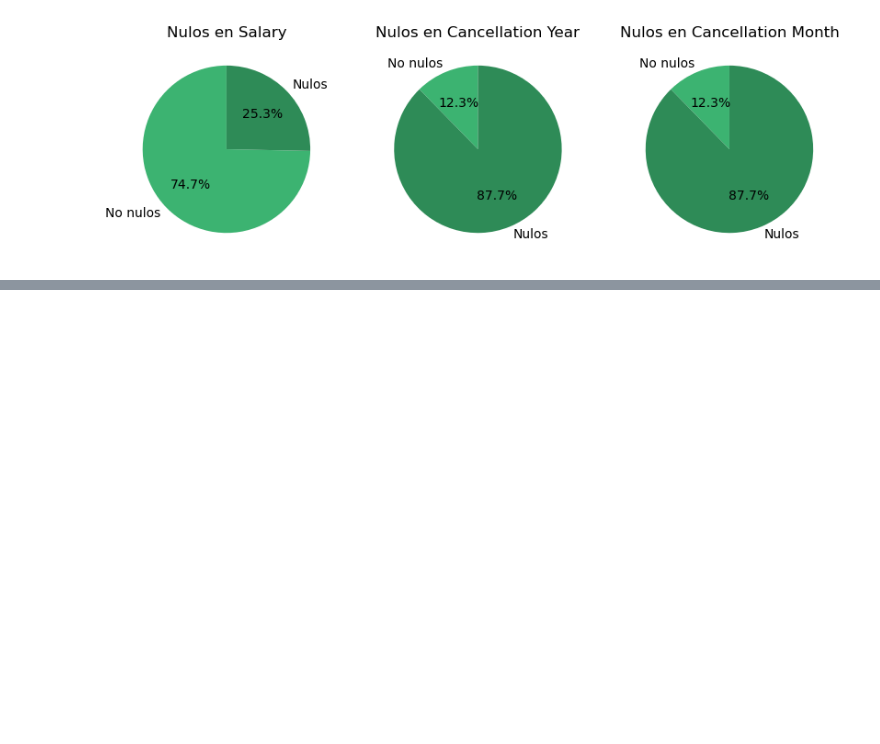
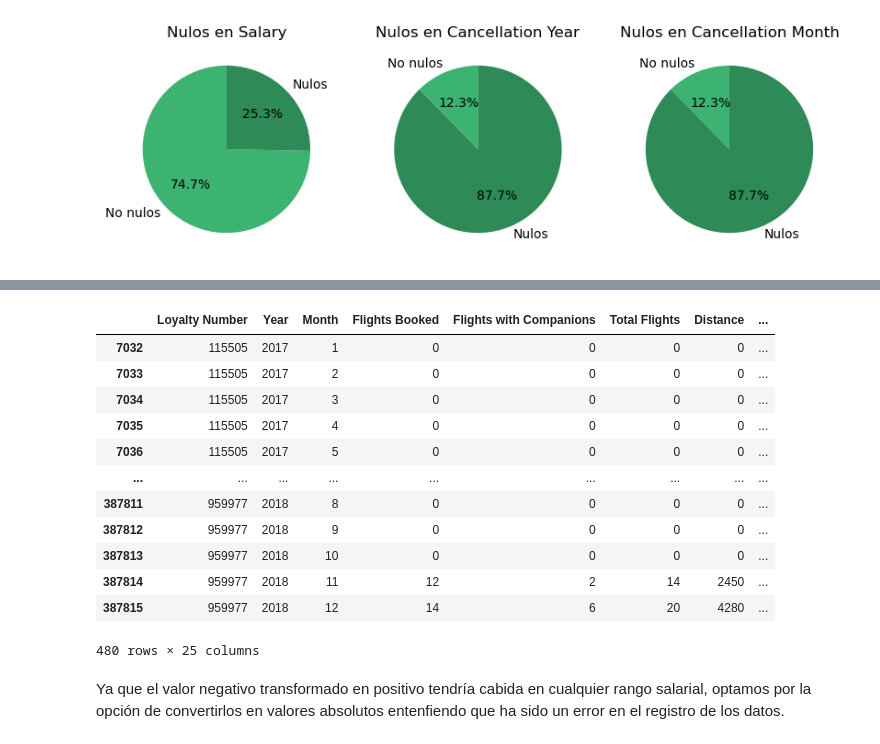
Before and after one commit to Adalab/bda-modulo-3-evaluacion-final-NIEVESPA, a Jupyter notebook: bda-modulo-3-evaluacion-final-NIEVESPA.ipynb, the cells around one changed output, grey strips where cells are left out. Cells and saved outputs as stored; diff of their text form; code cells hidden in the pictures; blank space fills up the shorter version.

```diff
--- a/bda-modulo-3-evaluacion-final-NIEVESPA.ipynb
+++ b/bda-modulo-3-evaluacion-final-NIEVESPA.ipynb
@@ -430,0 +478,18 @@ sp_t.visualizacion_nulos(df_total, cols)
+# %%
+df_total[df_total['Salary']<0]
+# %% [output]
+|  | Loyalty Number | Year | Month | Flights Booked | Flights with Companions | Total Flights | Distance | ... |
+| 7032 | 115505 | 2017 | 1 | 0 | 0 | 0 | 0 | ... |
+| 7033 | 115505 | 2017 | 2 | 0 | 0 | 0 | 0 | ... |
+| 7034 | 115505 | 2017 | 3 | 0 | 0 | 0 | 0 | ... |
+| 7035 | 115505 | 2017 | 4 | 0 | 0 | 0 | 0 | ... |
+| 7036 | 115505 | 2017 | 5 | 0 | 0 | 0 | 0 | ... |
+| ... | ... | ... | ... | ... | ... | ... | ... | ... |
+| 387811 | 959977 | 2018 | 8 | 0 | 0 | 0 | 0 | ... |
+| 387812 | 959977 | 2018 | 9 | 0 | 0 | 0 | 0 | ... |
+| 387813 | 959977 | 2018 | 10 | 0 | 0 | 0 | 0 | ... |
+| 387814 | 959977 | 2018 | 11 | 12 | 2 | 14 | 2450 | ... |
+| 387815 | 959977 | 2018 | 12 | 14 | 6 | 20 | 4280 | ... |
+480 rows × 25 columns
+# %% [markdown]
+Ya que el valor negativo transformado en positivo tendría cabida en cualquier rango salarial, optamos por la opción de convertirlos en valores absolutos entenfiendo que ha sido un error en el registro de los datos.
```
Also changed, not shown: parts of 30 cells of this notebook, 3 other files.
